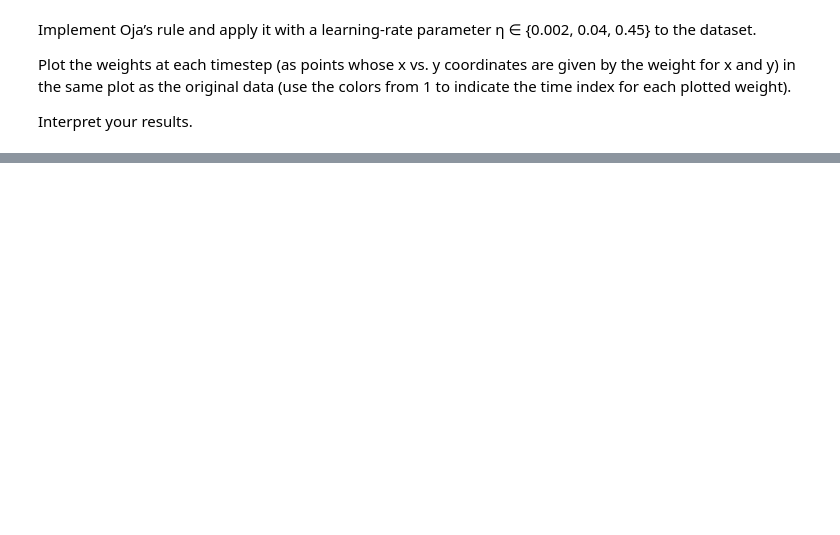
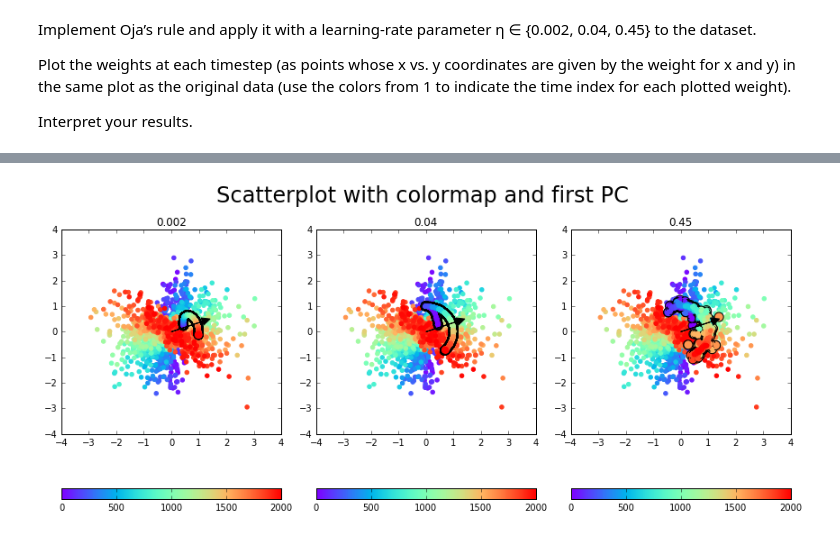
Before and after one commit to danijar/course-machine-intelligence-2, a Jupyter notebook: EX3/Exercise3.ipynb, the cells around one changed output, grey strips where cells are left out. Cells and saved outputs as stored; diff of their text form; code cells hidden in the pictures; blank space fills up the shorter version.

```diff
--- a/EX3/Exercise3.ipynb
+++ b/EX3/Exercise3.ipynb
@@ -131,20 +116,0 @@ data.shape
-# %%
-ns = [0.002,0.04,0.45]
-
-def ojas_rule(data, η):
-    w = 0.5*(2*np.random.random((2)) - 1)
-    for x in data:
-        y = np.dot(w.T,x)
-        print((y*w))
-#         print(w.shape,n,y,x.shape,(y*w).shape)
-
-        w += η*y*(x-y*w)
-        yield w
-
-list(ojas_rule(data,0.002))
-
-
-#oja's rule:
-#wi(t + 1) = wi(t) + ηy(t) [xi(t) − y(t)wi(t)]
-#each new set of weights
-#old w + l
@@ -152,0 +117,22 @@ SyntaxError: invalid syntax (<ipython-input-228-2f4fe132f33a>, line 3)
+# %%
+learning_rates = [0.002, 0.04, 0.45]
+
+def ojas_rule(data, initial_w, learning_rate):
+    w = initial_w.copy()
+    for x in data:
+        y = np.dot(w.T, x)
+        w += learning_rate * y * (x - y * w)
+        yield w.copy()
+
+ax = create_time_scatter(len(data), 3)
+initial_w = np.random.random(2)
+for index, learning_rate in enumerate(learning_rates):
+    weights = np.array(list(ojas_rule(data, initial_w, learning_rate)))
+    ax[index].set_title(learning_rate)
+    plot_series(ax[index], data)
+    plot_series(ax[index], weights, edgecolor='k', s=100)
+    plot_series(ax[index], weights)
+    plot_pca_arrow(ax[index], data)
+plt.show()
+# %% [output]
+[figure, added]
```
Also changed, not shown: parts of 3 cells of this notebook.
